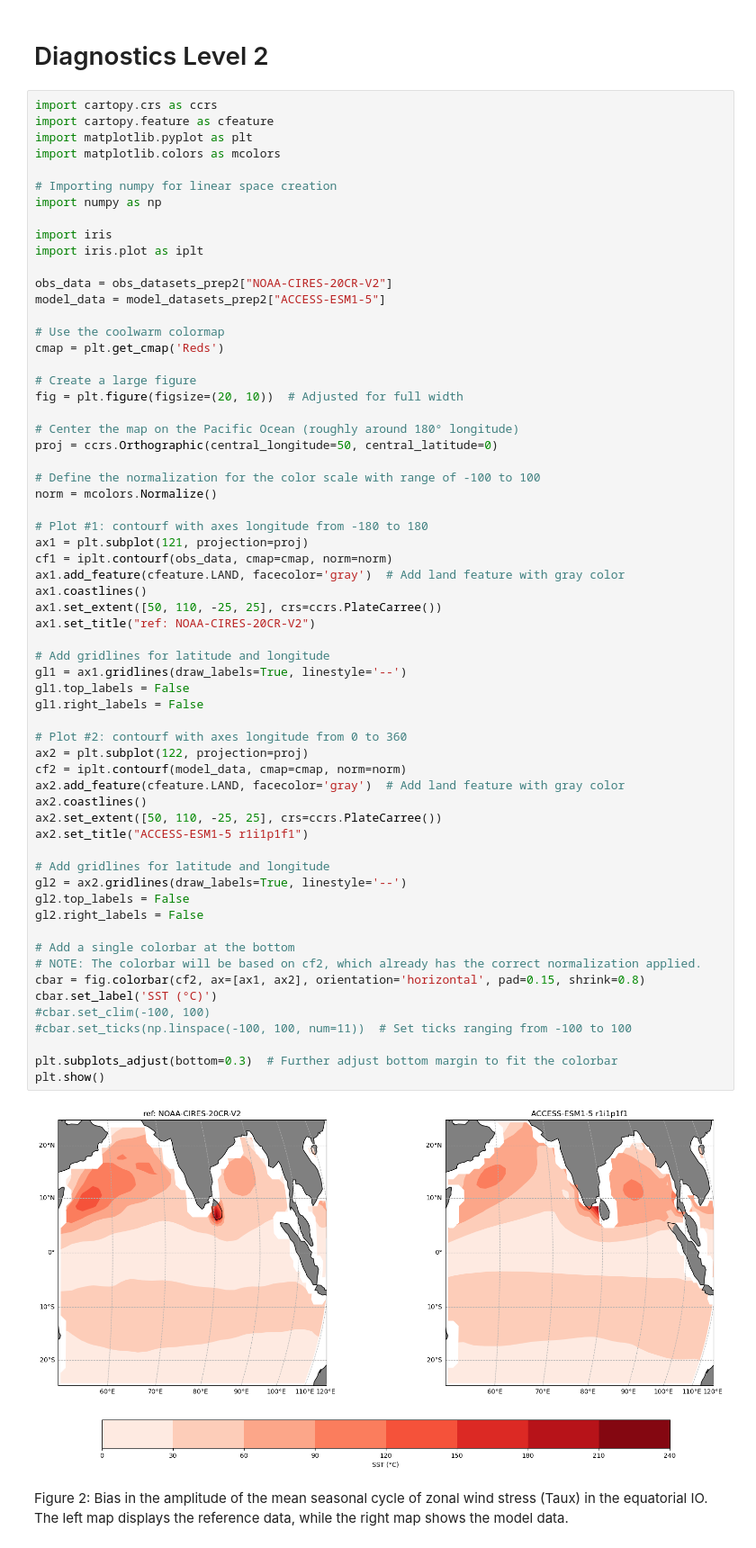
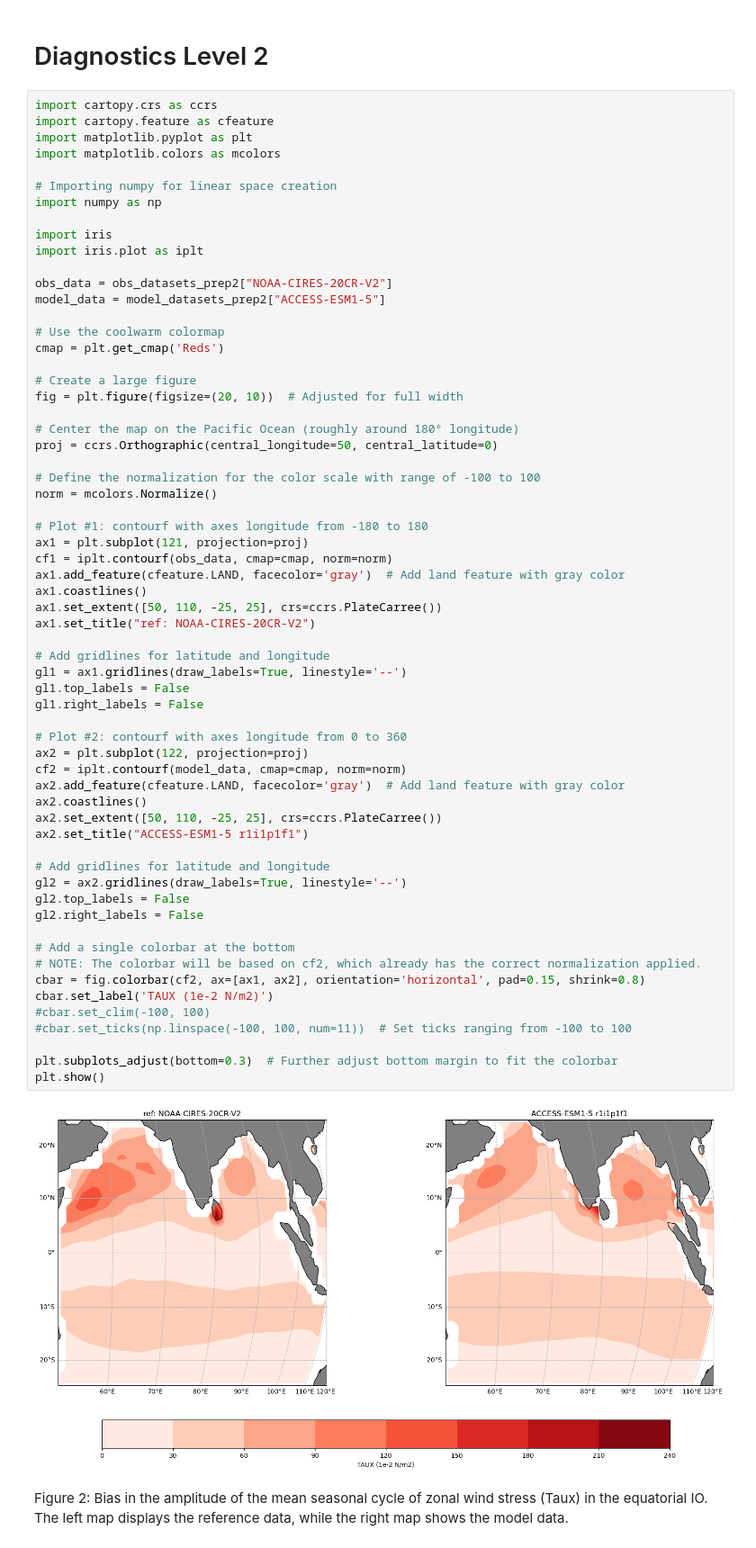
Before and after one commit to ACCESS-NRI/ACCESS-ENSO-recipes, a Jupyter notebook: IOD_recipes/eq_IO_Taux_sea_cycle.ipynb, the cells around one changed output. Shown: that part at 90% size. Saved outputs shown, nothing was run; the diff lists cells and outputs as text.

```diff
--- a/IOD_recipes/eq_IO_Taux_sea_cycle.ipynb
+++ b/IOD_recipes/eq_IO_Taux_sea_cycle.ipynb
@@ -234,35 +235,35 @@ ax1.coastlines()
 ax1.set_extent([50, 110, -25, 25], crs=ccrs.PlateCarree())
 ax1.set_title("ref: NOAA-CIRES-20CR-V2")
 
 # Add gridlines for latitude and longitude
 gl1 = ax1.gridlines(draw_labels=True, linestyle='--')
 gl1.top_labels = False
 gl1.right_labels = False
 
 # Plot #2: contourf with axes longitude from 0 to 360
 ax2 = plt.subplot(122, projection=proj)
 cf2 = iplt.contourf(model_data, cmap=cmap, norm=norm)
 ax2.add_feature(cfeature.LAND, facecolor='gray')  # Add land feature with gray color
 ax2.coastlines()
 ax2.set_extent([50, 110, -25, 25], crs=ccrs.PlateCarree())
 ax2.set_title("ACCESS-ESM1-5 r1i1p1f1")
 
 # Add gridlines for latitude and longitude
 gl2 = ax2.gridlines(draw_labels=True, linestyle='--')
 gl2.top_labels = False
 gl2.right_labels = False
 
 # Add a single colorbar at the bottom
 # NOTE: The colorbar will be based on cf2, which already has the correct normalization applied.
 cbar = fig.colorbar(cf2, ax=[ax1, ax2], orientation='horizontal', pad=0.15, shrink=0.8)
-cbar.set_label('SST (°C)')
+cbar.set_label('TAUX (1e-2 N/m2)')
 #cbar.set_clim(-100, 100)
 #cbar.set_ticks(np.linspace(-100, 100, num=11))  # Set ticks ranging from -100 to 100
 
 plt.subplots_adjust(bottom=0.3)  # Further adjust bottom margin to fit the colorbar
 plt.show()
 # %% [output]
-[figure, old version]
+[figure, new version]
 # %% [markdown]
 Figure 2: Bias in the amplitude of the mean seasonal cycle of zonal wind stress (Taux) in the equatorial IO. The left map displays the reference data, while the right map shows the model data.
 # %% [markdown]
```
Also changed, not shown: parts of 3 cells of this notebook, 2 other files.
